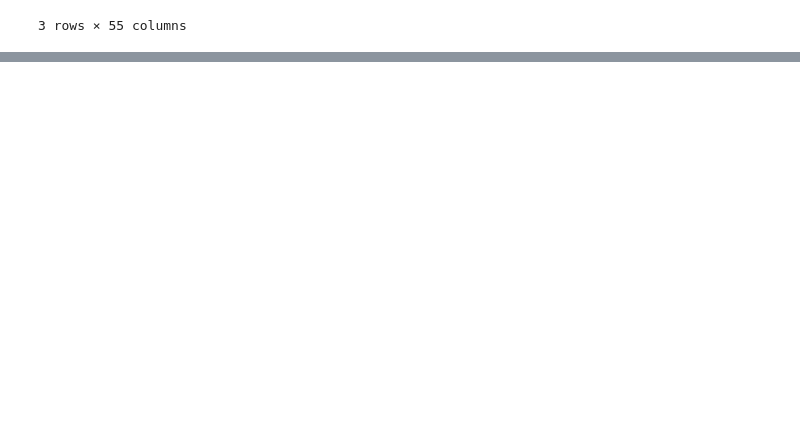
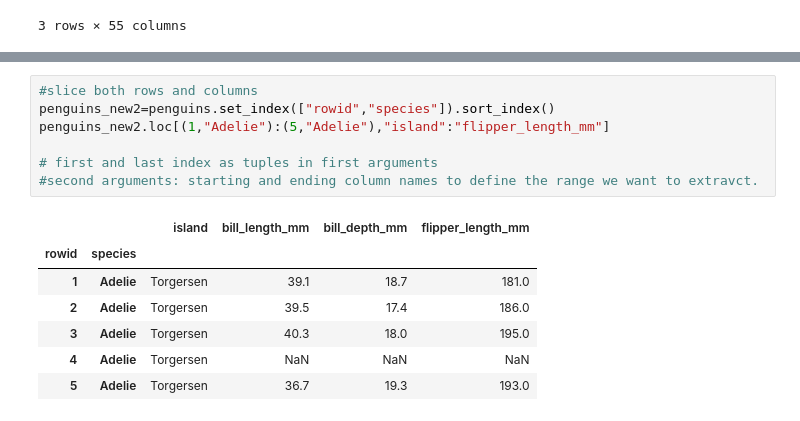
Before and after one commit to Praruj/Pandas_Practise_Portfolio, a Jupyter notebook: Notebooks/Penguins_exploration.ipynb, the cells around one changed output, grey strips where cells are left out. Drawn from its saved outputs; the diff is of its cells as text; blank space fills up the shorter version.

```diff
--- a/Notebooks/Penguins_exploration.ipynb
+++ b/Notebooks/Penguins_exploration.ipynb
@@ -412,0 +445,15 @@ penguins_new2.sort_index().head()
+# %%
+#slice both rows and columns
+penguins_new2=penguins.set_index(["rowid","species"]).sort_index()
+penguins_new2.loc[(1,"Adelie"):(5,"Adelie"),"island":"flipper_length_mm"]
+
+# first and last index as tuples in first arguments
+#second arguments: starting and ending column names to define the range we want to extravct.
+# %% [output]
+|  |  | island | bill_length_mm | bill_depth_mm | flipper_length_mm |
+| rowid | species |  |  |  |  |
+| 1 | Adelie | Torgersen | 39.1 | 18.7 | 181.0 |
+| 2 | Adelie | Torgersen | 39.5 | 17.4 | 186.0 |
+| 3 | Adelie | Torgersen | 40.3 | 18.0 | 195.0 |
+| 4 | Adelie | Torgersen | NaN | NaN | NaN |
+| 5 | Adelie | Torgersen | 36.7 | 19.3 | 193.0 |
```
Also changed, not shown: parts of 14 cells of this notebook, 2 other files.
